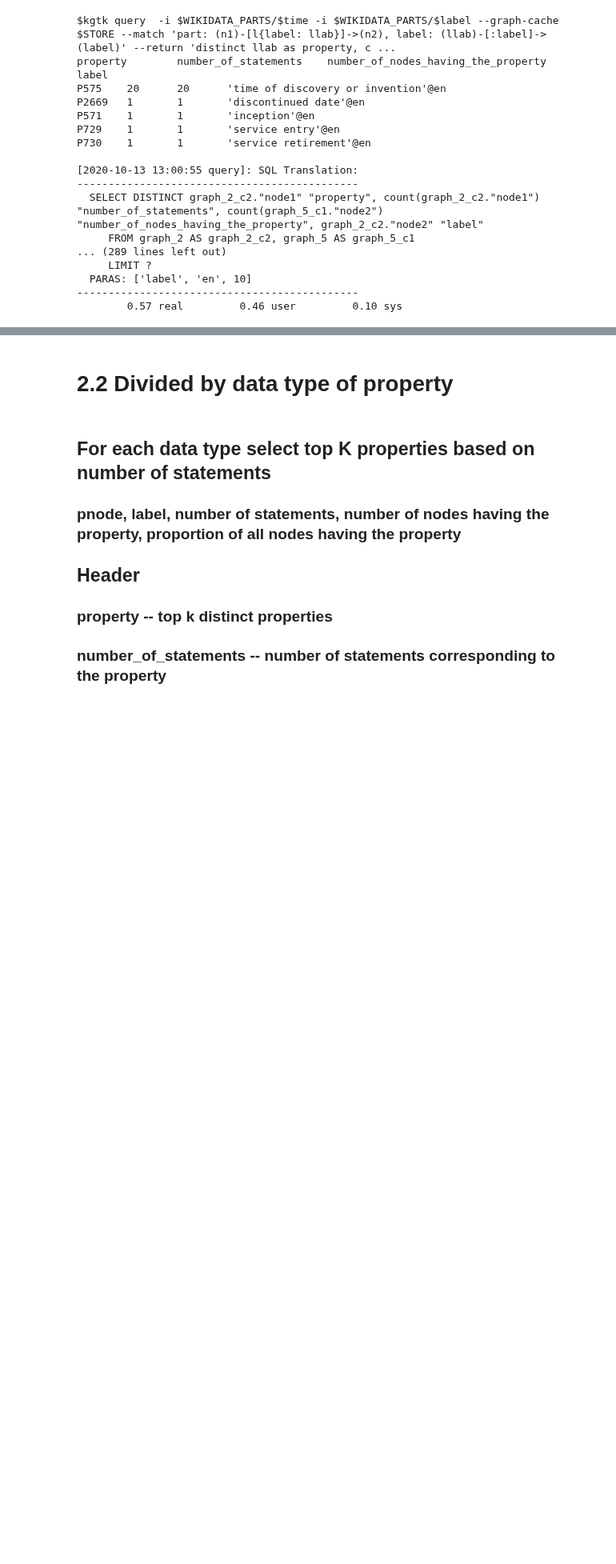
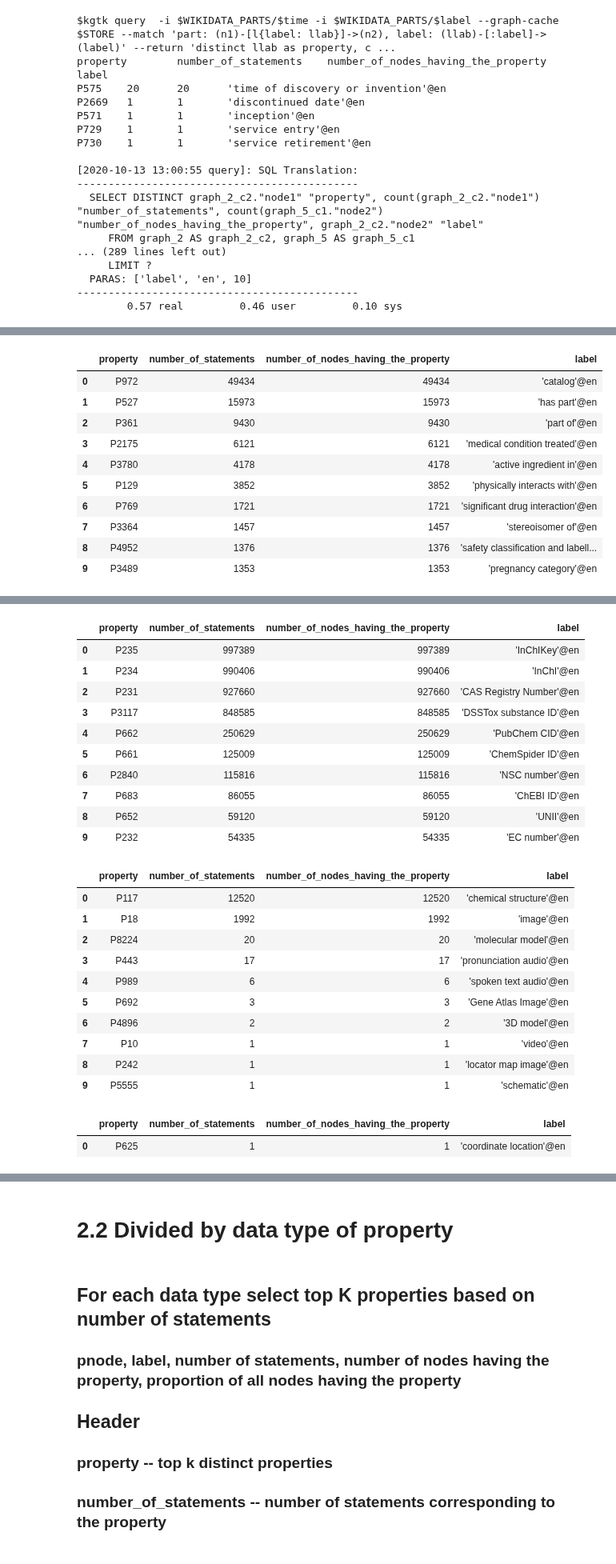
Before and after one commit to usc-isi-i2/kgtk, a Jupyter notebook: examples/Example_9-Wikidata_Subset_Statistics_.ipynb, the cells around one changed output, grey strips where cells are left out. Shown at 80% size. Drawn from its saved outputs; the diff is of its cells as text; code cells hidden in the pictures; blank space fills up the shorter version.

```diff
--- a/examples/Example_9-Wikidata_Subset_Statistics_.ipynb
+++ b/examples/Example_9-Wikidata_Subset_Statistics_.ipynb
@@ -228,3 +243,17 @@ Q27270940       'tezacaftor'@en 1.0040699541178656e-06
   PARAS: ['Q2250497', 'label', 'vertex_pagerank', 'en', 3]
 ---------------------------------------------
         0.83 real         0.54 user         0.15 sys
+# %%
+df_class_example = []
+try:
+    df = pd.read_csv(os.path.join(os.getenv('OUTPUT_FOLDER'),os.getenv('class_summary')),delimiter='\t')
+    for index, ele in df.iterrows():
+        if ele["class"] ==  subset_name:
+            continue
+        output_file = subset_name + ".1." + ele["class"]+".examples"+".tsv"
+        df_class_example.append(pd.read_csv(os.path.join(os.getenv('OUTPUT_FOLDER'),output_file),delimiter='\t'))
+    for i in range(len(df_class_example)):
+        display(df_class_example[i])
+        print("-------------------------")
+except Exception as e:
+    print(e)
@@ -282,3 +341,29 @@ P730    1       1       'service retirement'@en
   PARAS: ['label', 'en', 10]
 ---------------------------------------------
         0.57 real         0.46 user         0.10 sys
+# %%
+df_property_summary = []
+types = [
+    ("time","time","property_summary_time"),
+    ("wikibase_item","wikibase_item","property_summary_wikibase_item"),
+    ("math","math","property_summary_math"),
+    ("wikibase_form","wikibase-form","property_summary_wikibase_form"),
+    ("quantity","quantity","property_summary_quantity"),
+    ("string","string","property_summary_string"),
+    ("external_id","external-id","property_summary_external_id"),
+    ("commonsMedia","commonsMedia","property_summary_commonsMedia"),
+    ("globe_coordinate","globe-coordinate","property_summary_globe_coordinate"),
+    ("monolingualtext","monolingualtext","property_summary_monolingualtext"),
+    ("musical_notation","musical-notation","property_summary_musical_notation"),
+    ("geo_shape","geo-shape","property_summary_geo_shape"),
+    ("url","url","property_summary_url"),
+]
+for type,name, output_file in types:
+    try:
+        temp = pd.read_csv(os.path.join(os.getenv('OUTPUT_FOLDER'),os.getenv(output_file)),delimiter='\t')
+    except Exception as e:
+        continue
+    df_property_summary.append(temp)
+    if  len(df_property_summary[-1])>0:
+        display(df_property_summary[-1])
+# %% [output]
@@ -284,0 +376,11 @@ P730    1       1       'service retirement'@en
+|  | property | number_of_statements | number_of_nodes_having_the_property | label |
+| 0 | P972 | 49434 | 49434 | 'catalog'@en |
+| 1 | P527 | 15973 | 15973 | 'has part'@en |
+| 2 | P361 | 9430 | 9430 | 'part of'@en |
+| 3 | P2175 | 6121 | 6121 | 'medical condition treated'@en |
+| 4 | P3780 | 4178 | 4178 | 'active ingredient in'@en |
+| 5 | P129 | 3852 | 3852 | 'physically interacts with'@en |
+| 6 | P769 | 1721 | 1721 | 'significant drug interaction'@en |
+| 7 | P3364 | 1457 | 1457 | 'stereoisomer of'@en |
+| 8 | P4952 | 1376 | 1376 | 'safety classification and labell... |
+| 9 | P3489 | 1353 | 1353 | 'pregnancy category'@en |
@@ -284,0 +398,24 @@ P730    1       1       'service retirement'@en
+|  | property | number_of_statements | number_of_nodes_having_the_property | label |
+| 0 | P235 | 997389 | 997389 | 'InChIKey'@en |
+| 1 | P234 | 990406 | 990406 | 'InChI'@en |
+| 2 | P231 | 927660 | 927660 | 'CAS Registry Number'@en |
+| 3 | P3117 | 848585 | 848585 | 'DSSTox substance ID'@en |
+| 4 | P662 | 250629 | 250629 | 'PubChem CID'@en |
+| 5 | P661 | 125009 | 125009 | 'ChemSpider ID'@en |
+| 6 | P2840 | 115816 | 115816 | 'NSC number'@en |
+| 7 | P683 | 86055 | 86055 | 'ChEBI ID'@en |
+| 8 | P652 | 59120 | 59120 | 'UNII'@en |
+| 9 | P232 | 54335 | 54335 | 'EC number'@en |
+|  | property | number_of_statements | number_of_nodes_having_the_property | label |
+| 0 | P117 | 12520 | 12520 | 'chemical structure'@en |
+| 1 | P18 | 1992 | 1992 | 'image'@en |
+| 2 | P8224 | 20 | 20 | 'molecular model'@en |
+| 3 | P443 | 17 | 17 | 'pronunciation audio'@en |
+| 4 | P989 | 6 | 6 | 'spoken text audio'@en |
+| 5 | P692 | 3 | 3 | 'Gene Atlas Image'@en |
+| 6 | P4896 | 2 | 2 | '3D model'@en |
+| 7 | P10 | 1 | 1 | 'video'@en |
+| 8 | P242 | 1 | 1 | 'locator map image'@en |
+| 9 | P5555 | 1 | 1 | 'schematic'@en |
+|  | property | number_of_statements | number_of_nodes_having_the_property | label |
+| 0 | P625 | 1 | 1 | 'coordinate location'@en |
```
Also changed, not shown: parts of 19 cells of this notebook.
